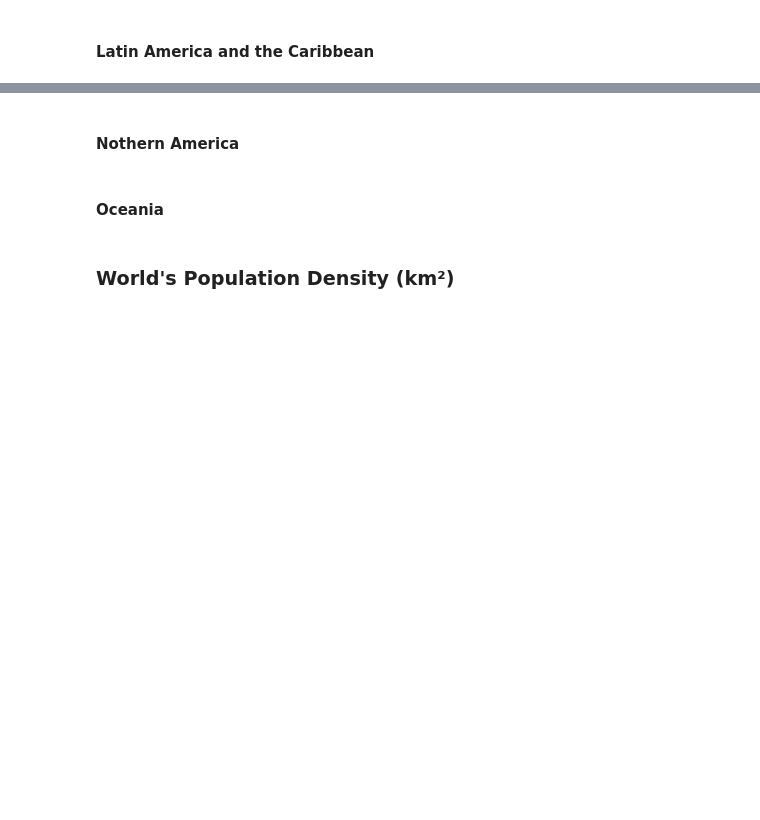
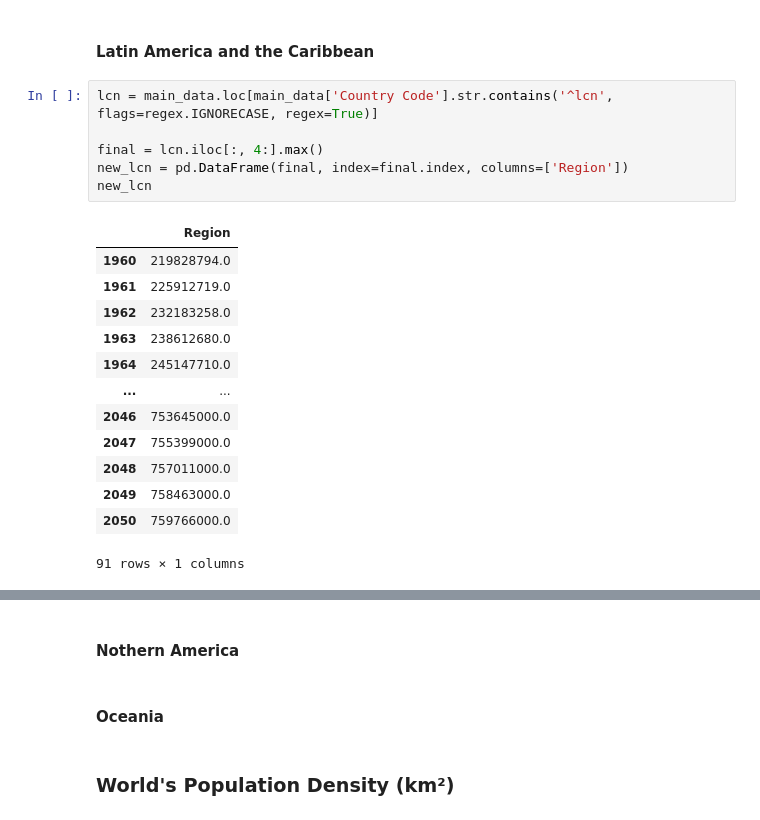
Before and after one commit to ProsperChuks/Population-Estimate-and-Projection, a Jupyter notebook: population_estimate.ipynb, the cells around one changed output, grey strips where cells are left out. Drawn from its saved outputs; the diff is of its cells as text; blank space fills up the shorter version.

```diff
--- a/population_estimate.ipynb
+++ b/population_estimate.ipynb
@@ -202,3 +200,23 @@ px.line(new_eu, new_eu.index, 'Region', labels={'x':'Year', ' Region':'Populatio
 [interactive output not drawn]
 # %% [markdown]
 #### Latin America and the Caribbean
+# %%
+lcn = main_data.loc[main_data['Country Code'].str.contains('^lcn', flags=regex.IGNORECASE, regex=True)]
+
+final = lcn.iloc[:, 4:].max()
+new_lcn = pd.DataFrame(final, index=final.index, columns=['Region'])
+new_lcn
+# %% [output]
+|  | Region |
+| 1960 | 219828794.0 |
+| 1961 | 225912719.0 |
+| 1962 | 232183258.0 |
+| 1963 | 238612680.0 |
+| 1964 | 245147710.0 |
+| ... | ... |
+| 2046 | 753645000.0 |
+| 2047 | 755399000.0 |
+| 2048 | 757011000.0 |
+| 2049 | 758463000.0 |
+| 2050 | 759766000.0 |
+91 rows × 1 columns
```
Also changed, not shown: parts of 3 cells of this notebook.
